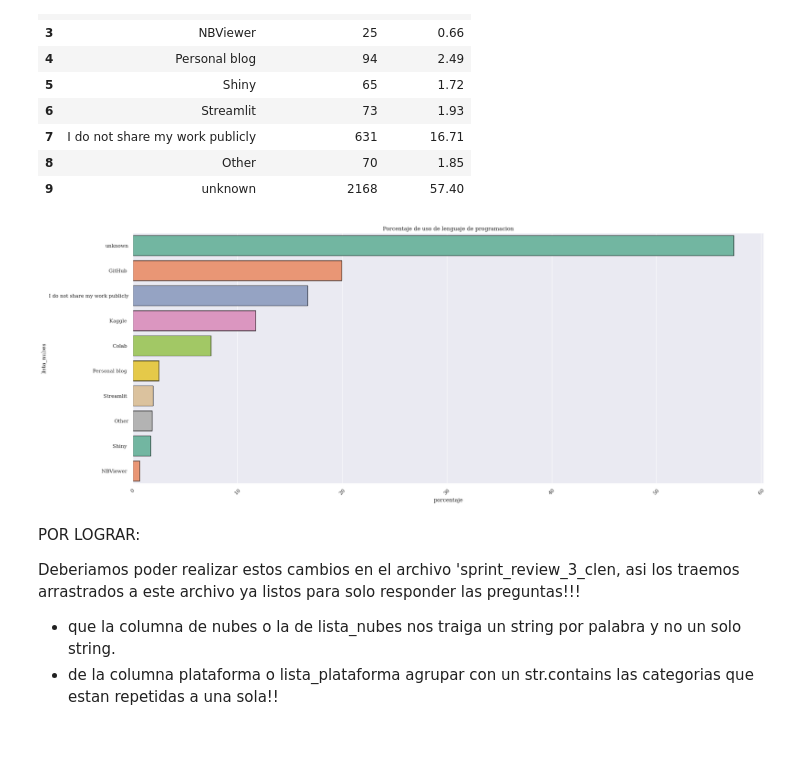
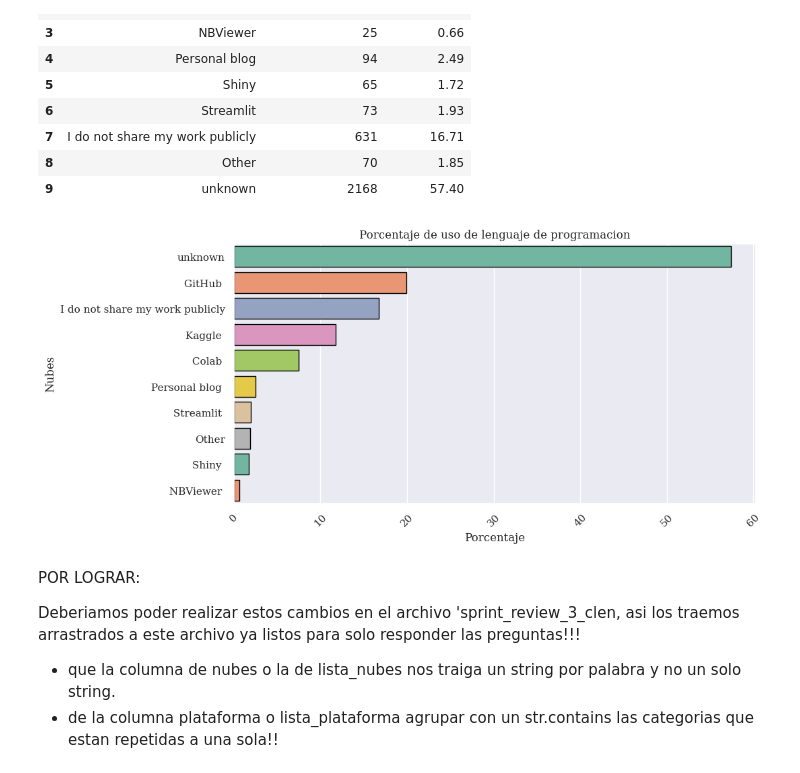
Before and after one commit to Adalab/project-DA-promo-c-modulo-2-team-5, a Jupyter notebook: Sprint3/sprint3_proyecto_modulo2.ipynb, the cells around one changed output. Cells and saved outputs as stored; diff of their text form; code cells hidden in the pictures; blank space fills up the shorter version.

```diff
--- a/Sprint3/sprint3_proyecto_modulo2.ipynb
+++ b/Sprint3/sprint3_proyecto_modulo2.ipynb
@@ -804,21 +834,48 @@ df_group_nubes
 | 7 | I do not share my work publicly | 631 | 16.71 |
 | 8 | Other | 70 | 1.85 |
 | 9 | unknown | 2168 | 57.40 |
+# %%
+plt.figure()
+
+
+ordenado =df_group_lenguajes.sort_values("porcentaje", ascending=False)
+fig = sns.barplot(x = 'porcentaje', y= 'lenguaje_lista', data = ordenado, edgecolor = 'black', palette='Set2')
+
+sns.set_style("whitegrid")
+sns.set(font = "serif")
+
+plt.title('Porcentaje de uso de lenguajes de programacion Europa',fontsize= 15, position=(0.5,6))
+plt.xticks(rotation = 45)
+
+plt.xlabel("Porcentaje", fontsize = 10, font = "serif")
+plt.ylabel("Lenguaje de programación", fontsize = 10, font = "serif")
+
+plt.savefig('uso_lenguajes_europa.jpeg',bbox_inches='tight')
+
+plt.show();
 # %%
-plt.figure( figsize=(25,10))
-
-sns.set_color_codes("pastel")
-sns.set(font = "serif")
+plt.figure( )
 
 ordenado =df_group_nubes.sort_values("porcentaje", ascending=False)
 fig = sns.barplot(x = 'porcentaje', y= 'lista_nubes', data = ordenado, edgecolor = 'black',  palette = "Set2")
 
+sns.set_style("whitegrid")
+sns.set(font = "serif")
+
+plt.title('Porcentaje de uso nubes Europa',fontsize= 15, position=(0.5,6))
+plt.xticks(rotation = 45)
+
 plt.title('Porcentaje de uso de lenguaje de programacion')
 plt.xticks(rotation = 45)
 
+plt.xlabel("Porcentaje", fontsize = 10, font = "serif")
+plt.ylabel("Nubes", fontsize = 10, font = "serif")
+
+plt.savefig('uso_nubes_europa.jpeg',bbox_inches='tight')
+
 plt.show();
 # %% [output]
-[figure, old version]
+[figure, new version]
 # %% [markdown]
 POR LOGRAR:
 
```
Also changed, not shown: parts of 2 cells of this notebook, 2 other files.
